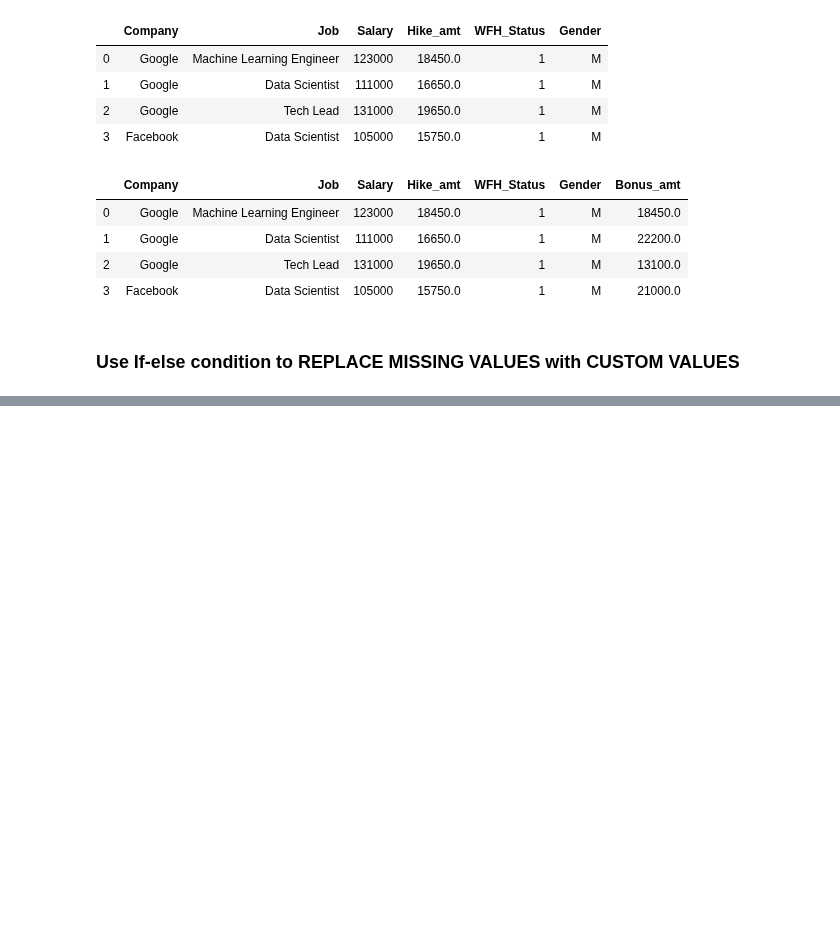
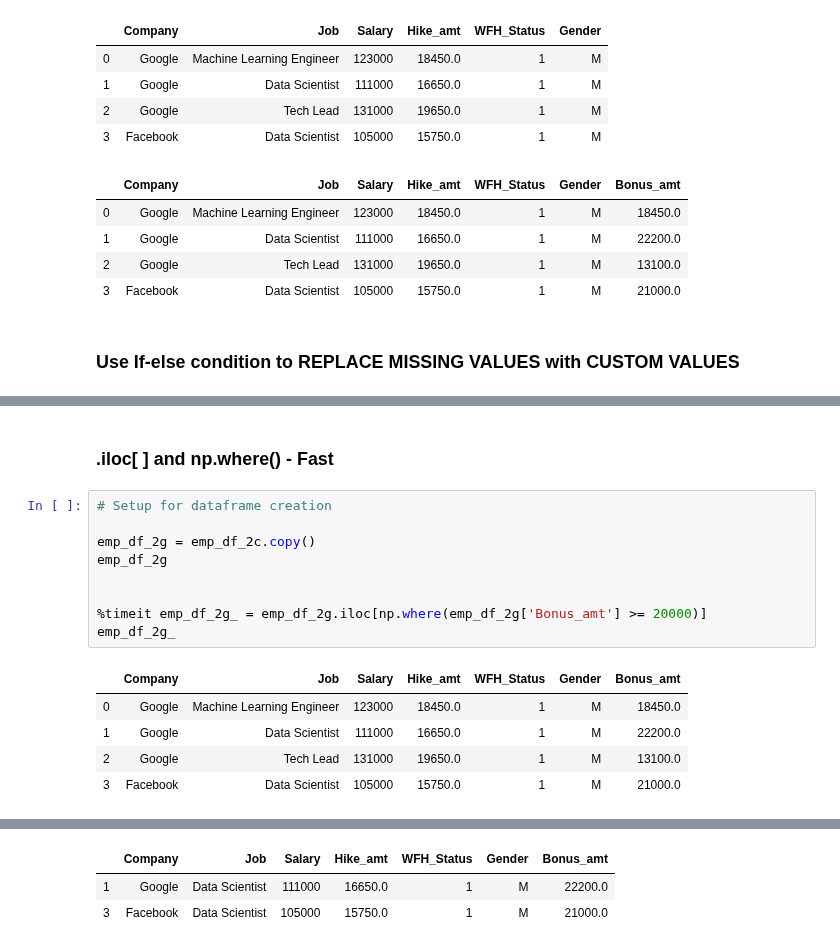
Before and after one commit to AbhishekKumar-0311/Machine-Learning-with-Python, a Jupyter notebook: Pandas/Learning_Pandas_Part_1.ipynb, the cells around one changed output, grey strips where cells are left out. Saved outputs shown, nothing was run; the diff lists cells and outputs as text; blank space fills up the shorter version.

```diff
--- a/Pandas/Learning_Pandas_Part_1.ipynb
+++ b/Pandas/Learning_Pandas_Part_1.ipynb
@@ -370,0 +465,17 @@ emp_df_2c
+# %% [markdown]
+### .iloc[ ] and np.where()  - Fast
+# %%
+# Setup for dataframe creation
+
+emp_df_2g = emp_df_2c.copy()
+emp_df_2g
+
+
+%timeit emp_df_2g_ = emp_df_2g.iloc[np.where(emp_df_2g['Bonus_amt'] >= 20000)]
+emp_df_2g_
+# %% [output]
+|  | Company | Job | Salary | Hike_amt | WFH_Status | Gender | Bonus_amt |
+| 0 | Google | Machine Learning Engineer | 123000 | 18450.0 | 1 | M | 18450.0 |
+| 1 | Google | Data Scientist | 111000 | 16650.0 | 1 | M | 22200.0 |
+| 2 | Google | Tech Lead | 131000 | 19650.0 | 1 | M | 13100.0 |
+| 3 | Facebook | Data Scientist | 105000 | 15750.0 | 1 | M | 21000.0 |
@@ -370,0 +483,3 @@ emp_df_2c
+|  | Company | Job | Salary | Hike_amt | WFH_Status | Gender | Bonus_amt |
+| 1 | Google | Data Scientist | 111000 | 16650.0 | 1 | M | 22200.0 |
+| 3 | Facebook | Data Scientist | 105000 | 15750.0 | 1 | M | 21000.0 |
```
Also changed, not shown: parts of 12 cells of this notebook.
